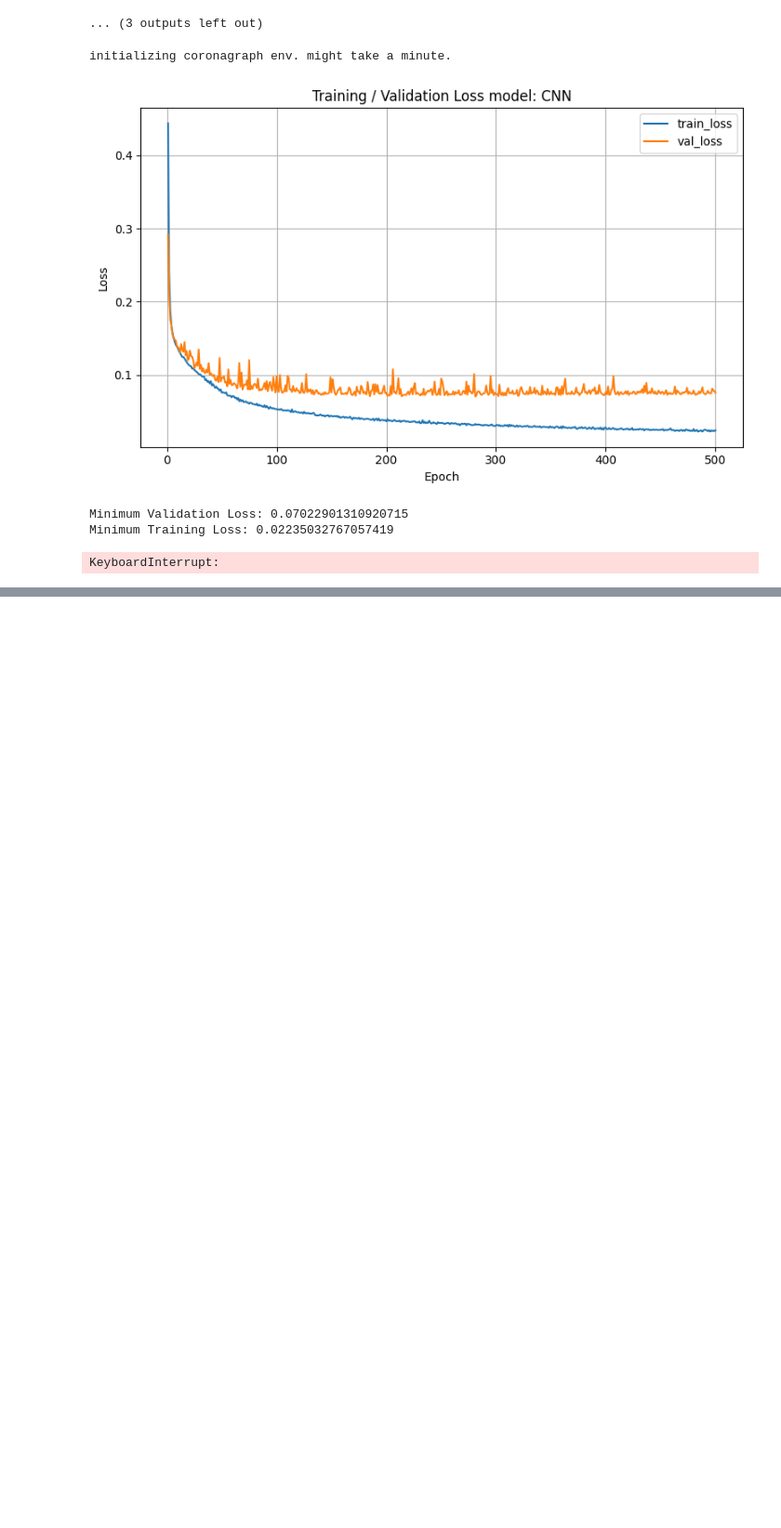
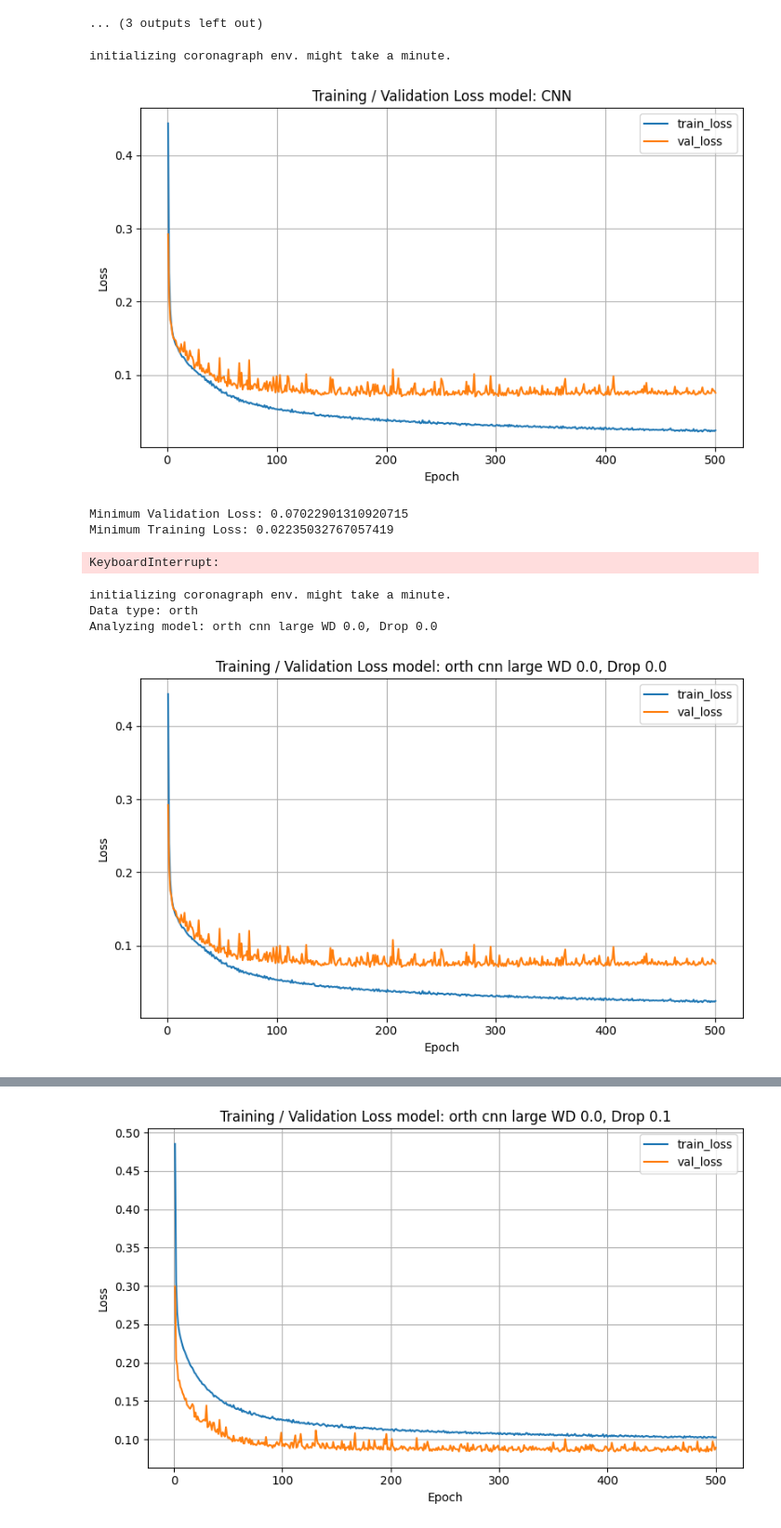
Before and after one commit to AlexeiKorolev/NASA-RL-Wavefront-Control, a Jupyter notebook: RL/mass_eval.ipynb, the cells around one changed output, grey strips where cells are left out. Shown at 93% size. Saved outputs shown, nothing was run; the diff lists cells and outputs as text; code cells hidden in the pictures; blank space fills up the shorter version.

Commit message:
evals

```diff
--- a/RL/mass_eval.ipynb
+++ b/RL/mass_eval.ipynb
@@ -429,3 +463,82 @@ initializing coronagraph env. might take a minute.
 Minimum Validation Loss: 0.07022901310920715
 Minimum Training Loss: 0.02235032767057419
 KeyboardInterrupt:
+# %%
+
+import os
+
+folders_to_analyze = [r'cnn\orth', r'mlp\orth'] #[r'cnn\orth rand']# [r'cnn\LA new', r'cnn\orth new']# [r'mlp\LA', r'mlp\orth', r'linear\LA', r'linear\orth', r'mlp\orth rand', r'mlp\LA rand']
+
+prefix_path = r"A:\Projects\DM + RL\RL\models\hyperparam_models"
+
+missing_folders = [
+    folder for folder in folders_to_analyze
+    if not os.path.isdir(os.path.join(prefix_path, folder))
+]
+if missing_folders:
+    raise FileNotFoundError(f"Missing folders under '{prefix_path}': {missing_folders}")
+
+general_model_eval = {}
+
+for folder in folders_to_analyze:
+    folder_path = os.path.join(prefix_path, folder)
+    all_analysis_results[folder] = {}
+    for experiment in os.listdir(folder_path):
+        experiment_path = os.path.join(folder_path, experiment)
+        if os.path.isdir(experiment_path):
+            model, env, metrics_data = load_model(experiment_path)
+
+        if metrics_data['args'].get('fc1_encoder_enabled', False): model_type = "cnn"
+        else: model_type = "mlp"
+
+        if metrics_data['args']['fc1_filter_channels'] == [8, 16, 32]: model_size = "large"
+        else: model_size = "small"
+
+        data_type = metrics_data['args']['datapath'].split('_')[-1][:-4]
+
+        print(f"Data type: {data_type}")
+
+        name = data_type + " " + model_type + " " + model_size + " WD " + str(metrics_data['args']["weight_decay"]) + ", Drop " + str(metrics_data['args']["fc1_dropout"])
+        print(f"Analyzing model: {name}")
+        if name in general_model_eval:
+            print(f"Skipping already analyzed model: {name}")
+            continue
+
+        general_model_eval[name] = {}
+
+        history = metrics_data['history']
+        train = history.get('train_loss', [])
+        val = history.get('val_loss', [])
+
+        plt.figure(figsize=(8,5))
+        plt.plot(range(1, len(train)+1), train, label='train_loss')
+        if val:
+            plt.plot(range(1, len(val)+1), val, label='val_loss')
+        plt.xlabel('Epoch')
+        plt.ylabel('Loss')
+
+        plt.title(f'Training / Validation Loss model: {name}')
+        plt.legend()
+        plt.grid(True)
+        plt.tight_layout()
+        plt.savefig(f'images/training_validation_loss {name}.png', transparent=True)
+        plt.show()
+
+        print(f"Minimum Validation Loss: {min(val) if val else 'N/A'}")
+        print(f"Minimum Training Loss: {min(train) if train else 'N/A'}")
+
+        noise_levels = np.logspace(-8, -6, num=7)
+        noise_levels = np.concatenate((noise_levels, [2e-6]))
+
+        noise_levels = [metrics_data['dataset_meta']['dataset_config']['dm_random_noise']] #  []
+
+        evaluation_stats1, predictions1, truths1 = test_noise_levels(model, env, metrics_data, noise_levels=noise_levels, noise_mode_amounts=[25], repetitions=50, loops=1, delta_t=1e-1)
+        general_model_eval[name]["exp1 evaluation stats"] = evaluation_stats1
+
+        # evaluation_stats2, predictions2, truths2 = test_noise_levels(model, env, metrics_data, noise_levels=[metrics_data['dataset_meta']['dataset_config']['dm_random_noise']], noise_mode_amounts=[10, 25, 35, 50, 100, 500], repetitions=50, loops=1, delta_t=1e-1)
+        # general_model_eval[name]["exp2 evaluation stats"] = evaluation_stats2
+# %% [output]
+initializing coronagraph env. might take a minute.
+Data type: orth
+Analyzing model: orth cnn large WD 0.0, Drop 0.0
+[figure, added]
@@ -431,0 +550 @@ KeyboardInterrupt:
+[figure, added]
```
Also changed, not shown: parts of 5 cells of this notebook, 35 other files.
